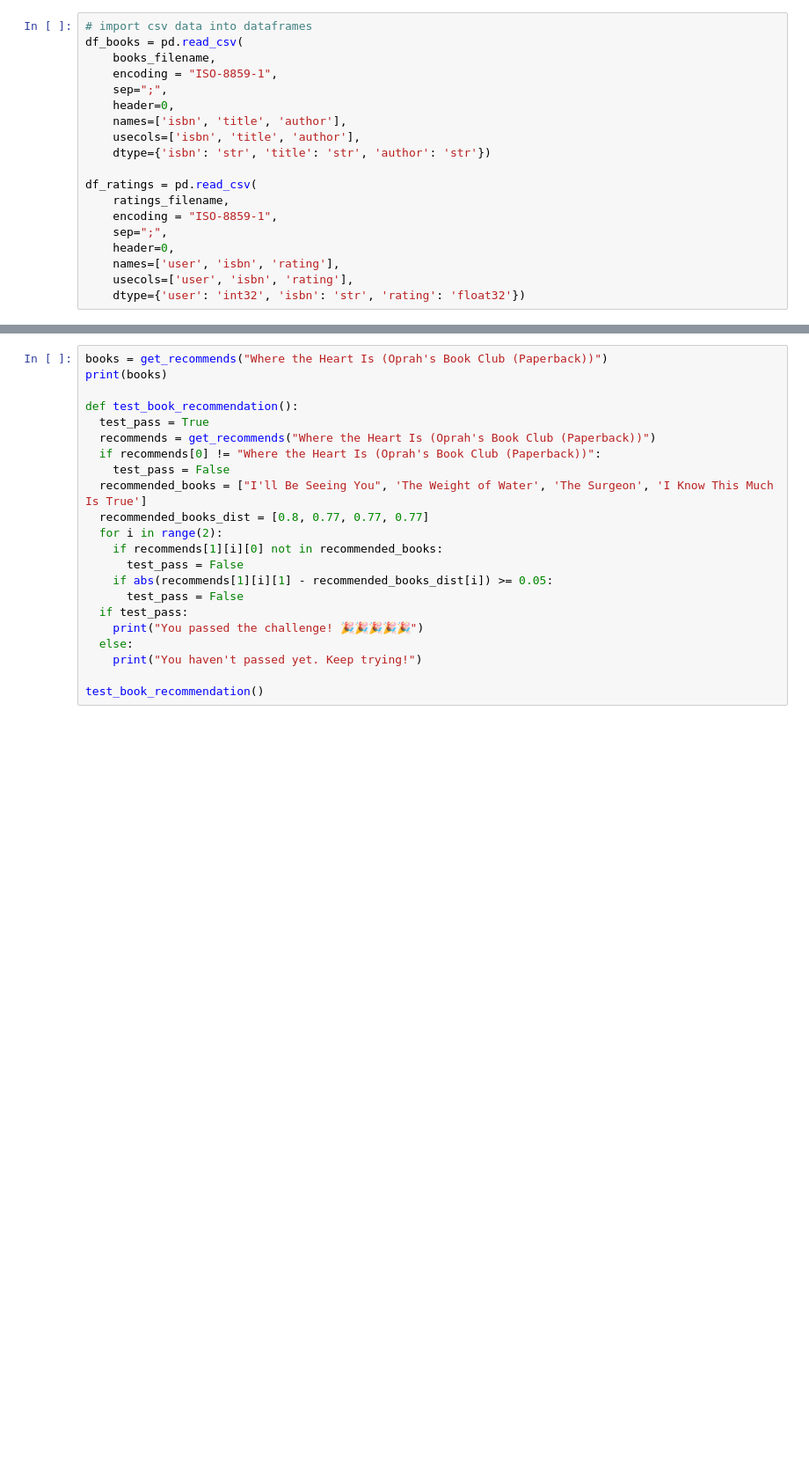
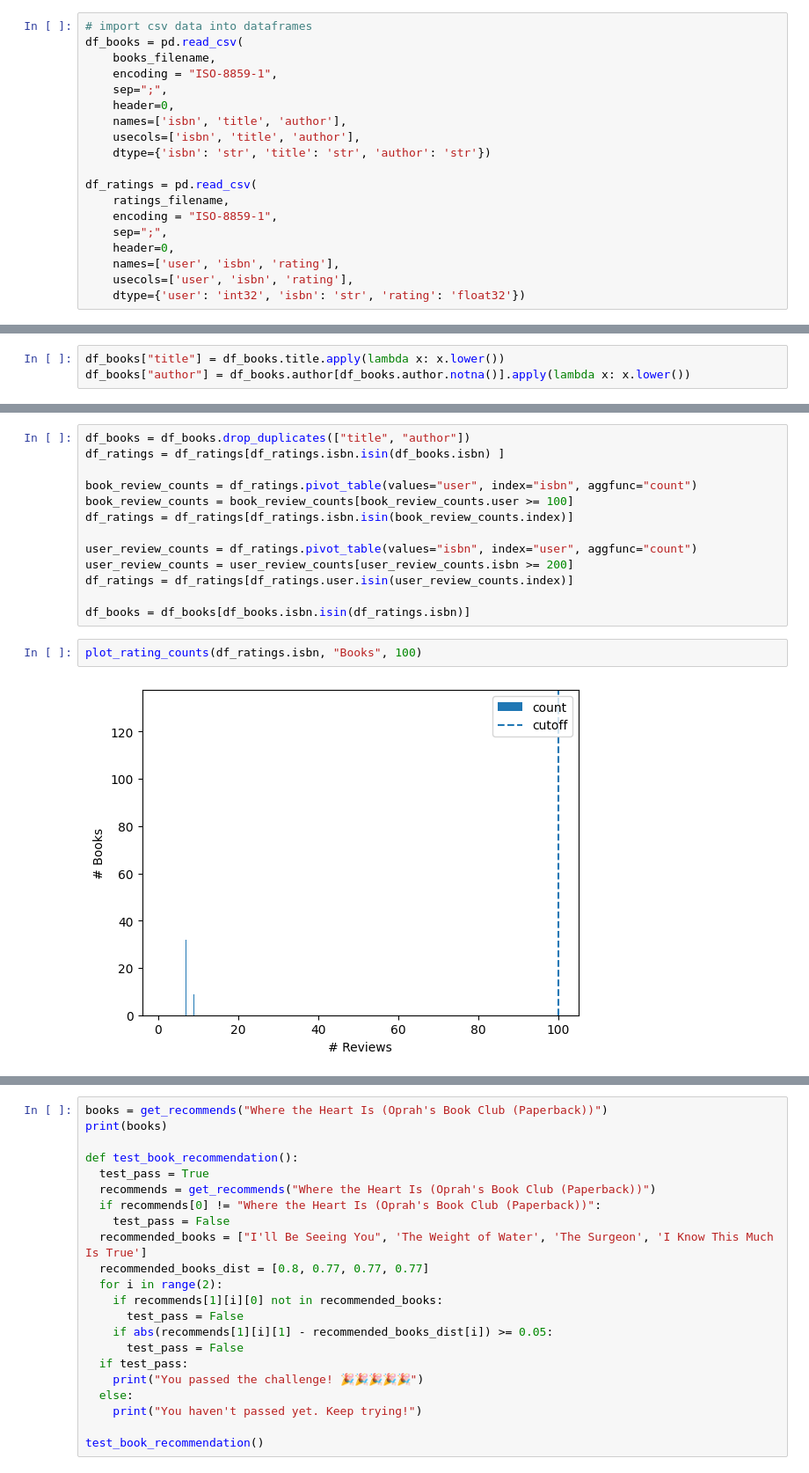
Before and after one commit to jtmonroe/FreeCodeCamp-MachineLearning, a Jupyter notebook: fcc_book_recommendation_knn.ipynb, the cells around one changed output, grey strips where cells are left out. Shown at 88% size. Cells and saved outputs as stored; diff of their text form; blank space fills up the shorter version.

```diff
--- a/fcc_book_recommendation_knn.ipynb
+++ b/fcc_book_recommendation_knn.ipynb
@@ -36,0 +72,3 @@ df_ratings = pd.read_csv(
+# %%
+df_books["title"] = df_books.title.apply(lambda x: x.lower())
+df_books["author"] = df_books.author[df_books.author.notna()].apply(lambda x: x.lower())
@@ -38,0 +162,17 @@ df_ratings = pd.read_csv(
+# %%
+df_books = df_books.drop_duplicates(["title", "author"])
+df_ratings = df_ratings[df_ratings.isbn.isin(df_books.isbn) ]
+
+book_review_counts = df_ratings.pivot_table(values="user", index="isbn", aggfunc="count")
+book_review_counts = book_review_counts[book_review_counts.user >= 100]
+df_ratings = df_ratings[df_ratings.isbn.isin(book_review_counts.index)]
+
+user_review_counts = df_ratings.pivot_table(values="isbn", index="user", aggfunc="count")
+user_review_counts = user_review_counts[user_review_counts.isbn >= 200]
+df_ratings = df_ratings[df_ratings.user.isin(user_review_counts.index)]
+
+df_books = df_books[df_books.isbn.isin(df_ratings.isbn)]
+# %%
+plot_rating_counts(df_ratings.isbn, "Books", 100)
+# %% [output]
+[figure, added]
```
Also changed, not shown: parts of 14 cells of this notebook.
